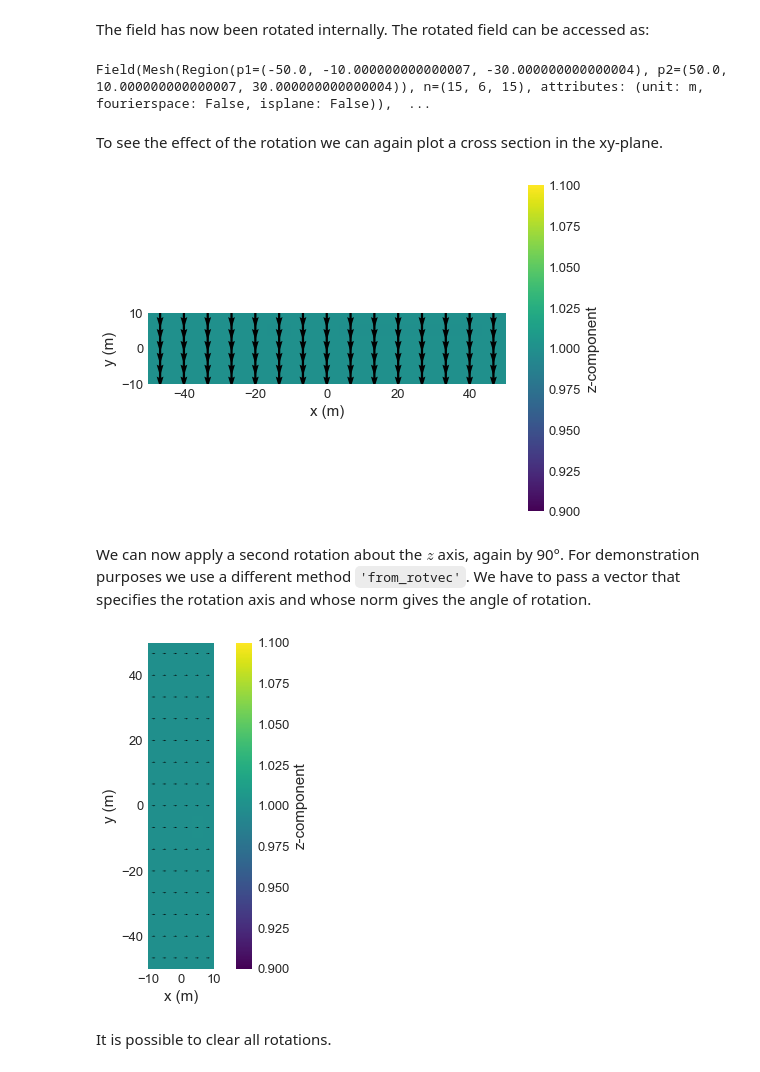
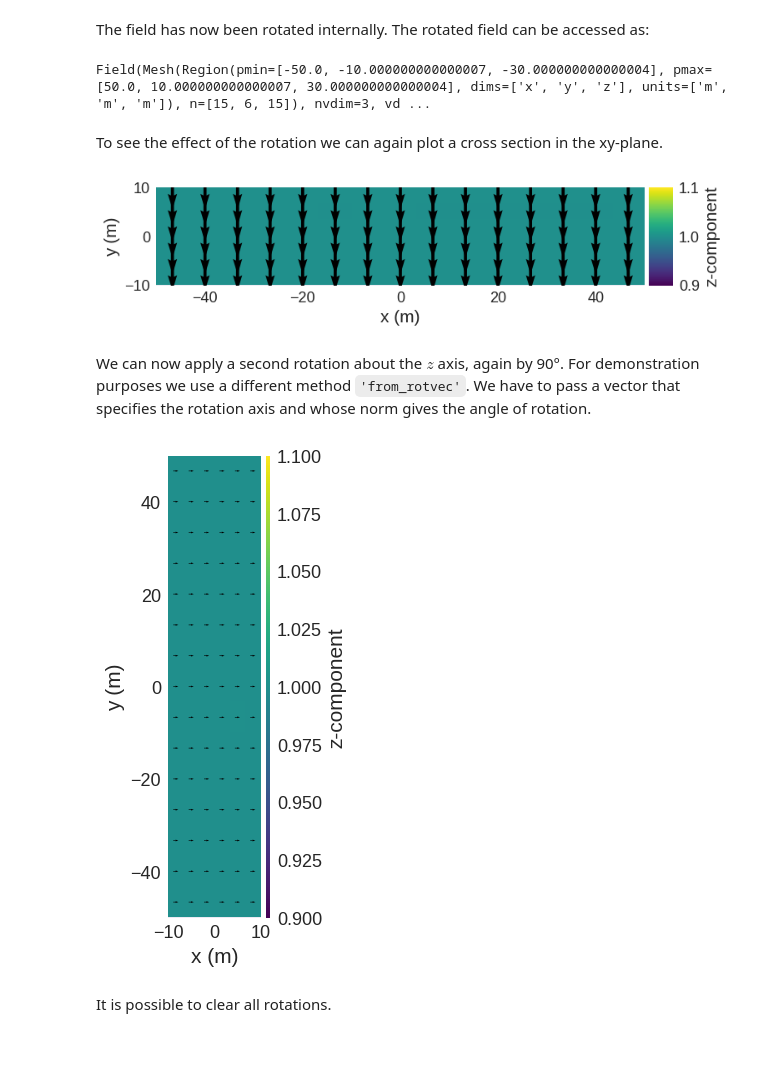
Before and after one commit to ubermag/discretisedfield, a Jupyter notebook: docs/field-rotations.ipynb, the cells around one changed output. Saved outputs shown, nothing was run; the diff lists cells and outputs as text; code cells hidden in the pictures.

```diff
--- a/docs/field-rotations.ipynb
+++ b/docs/field-rotations.ipynb
@@ -32,5 +32,5 @@ p1 = (-50, -30, -10)
 p2 = (50, 30, 10)
 n = (15, 15, 6)
 mesh = df.Mesh(p1=p1, p2=p2, n=n)
-field = df.Field(mesh, dim=3, value=(0, 1, 1))
+field = df.Field(mesh, nvdim=3, value=(0, 1, 1), valid='norm')
 # %%
@@ -82,20 +82,20 @@ The field has now been rotated internally. The rotated field can be accessed as:
 # NBVAL_IGNORE_OUTPUT
 field_rotator.field
 # %% [output]
-Field(Mesh(Region(p1=(-50.0, -10.000000000000007, -30.000000000000004), p2=(50.0, 10.000000000000007, 30.000000000000004)), n=(15, 6, 15), attributes: (unit: m, fourierspace: False, isplane: False)),  ...
+Field(Mesh(Region(pmin=[-50.0, -10.000000000000007, -30.000000000000004], pmax=[50.0, 10.000000000000007, 30.000000000000004], dims=['x', 'y', 'z'], units=['m', 'm', 'm']), n=[15, 6, 15]), nvdim=3, vd ...
 # %% [markdown]
 To see the effect of the rotation we can again plot a cross section in the xy-plane.
 # %%
-field_rotator.field.plane("z").mpl()
+field_rotator.field.sel("z").mpl()
 # %% [output]
-[figure, old version]
+[figure, new version]
 # %% [markdown]
 We can now apply a second rotation about the $z$ axis, again by 90°. For demonstration purposes we use a different method `'from_rotvec'`. We have to pass a vector that specifies the rotation axis and whose norm gives the angle of rotation.
 # %%
 field_rotator.rotate("from_rotvec", [0, 0, np.pi / 2])
-field_rotator.field.plane("z").mpl()
+field_rotator.field.sel("z").mpl()
 # %% [output]
-[figure, old version]
+[figure, new version]
 # %% [markdown]
 It is possible to clear all rotations.
 # %%
```
Also changed, not shown: parts of 12 cells of this notebook.
